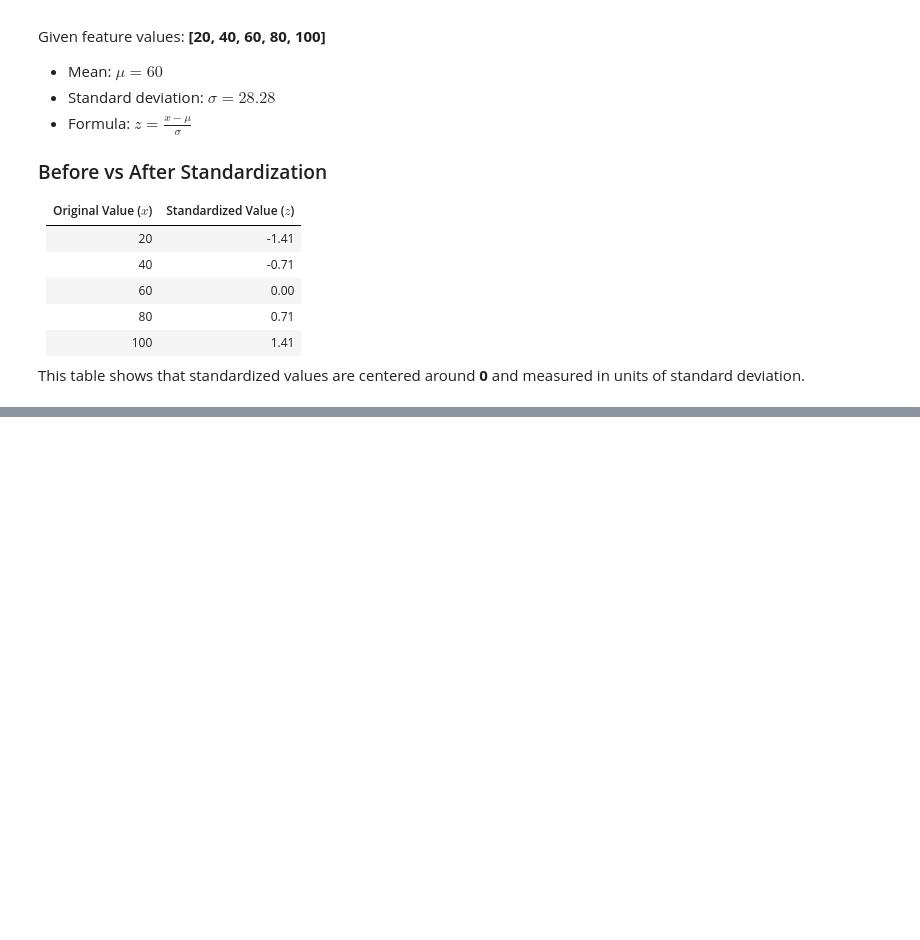
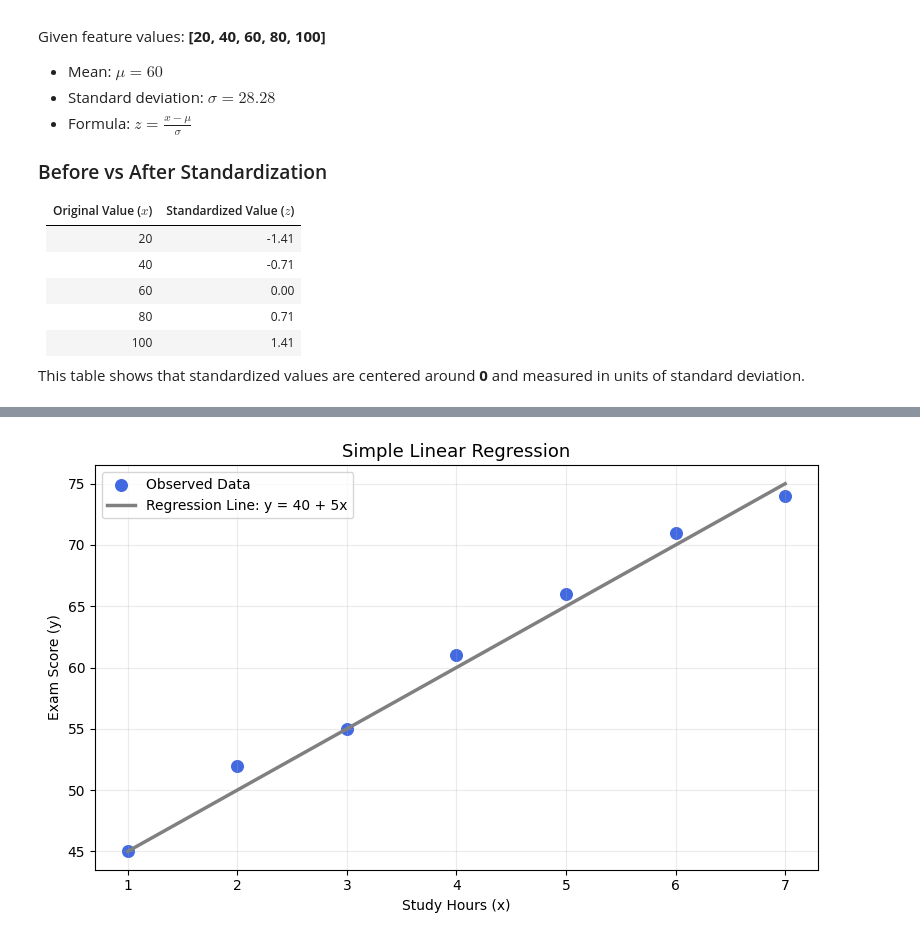
Before and after one commit to iksasa15/AI-ML, a Jupyter notebook: code/course.ipynb, the cells around one changed output, grey strips where cells are left out. Cells and saved outputs as stored; diff of their text form; code cells hidden in the pictures; blank space fills up the shorter version.

```diff
--- a/code/course.ipynb
+++ b/code/course.ipynb
@@ -138,0 +592,26 @@ This table shows that standardized values are centered around **0** and measured
+# %%
+import numpy as np
+import matplotlib.pyplot as plt
+
+# Example data: x = study hours, y = exam score
+x = np.array([1, 2, 3, 4, 5, 6, 7])
+y = np.array([45, 52, 55, 61, 66, 71, 74])
+
+# Regression equation: y = 40 + 5x
+b0 = 40
+b1 = 5
+y_pred = b0 + b1 * x
+
+plt.figure(figsize=(8, 5))
+plt.scatter(x, y, color='royalblue', s=70, label='Observed Data')
+plt.plot(x, y_pred, color='gray', linewidth=2.5, label='Regression Line: y = 40 + 5x')
+
+plt.title('Simple Linear Regression', fontsize=13)
+plt.xlabel('Study Hours (x)')
+plt.ylabel('Exam Score (y)')
+plt.grid(alpha=0.25)
+plt.legend()
+plt.tight_layout()
+plt.show()
+# %% [output]
+[figure, added]
```
Also changed, not shown: parts of 14 cells of this notebook.
